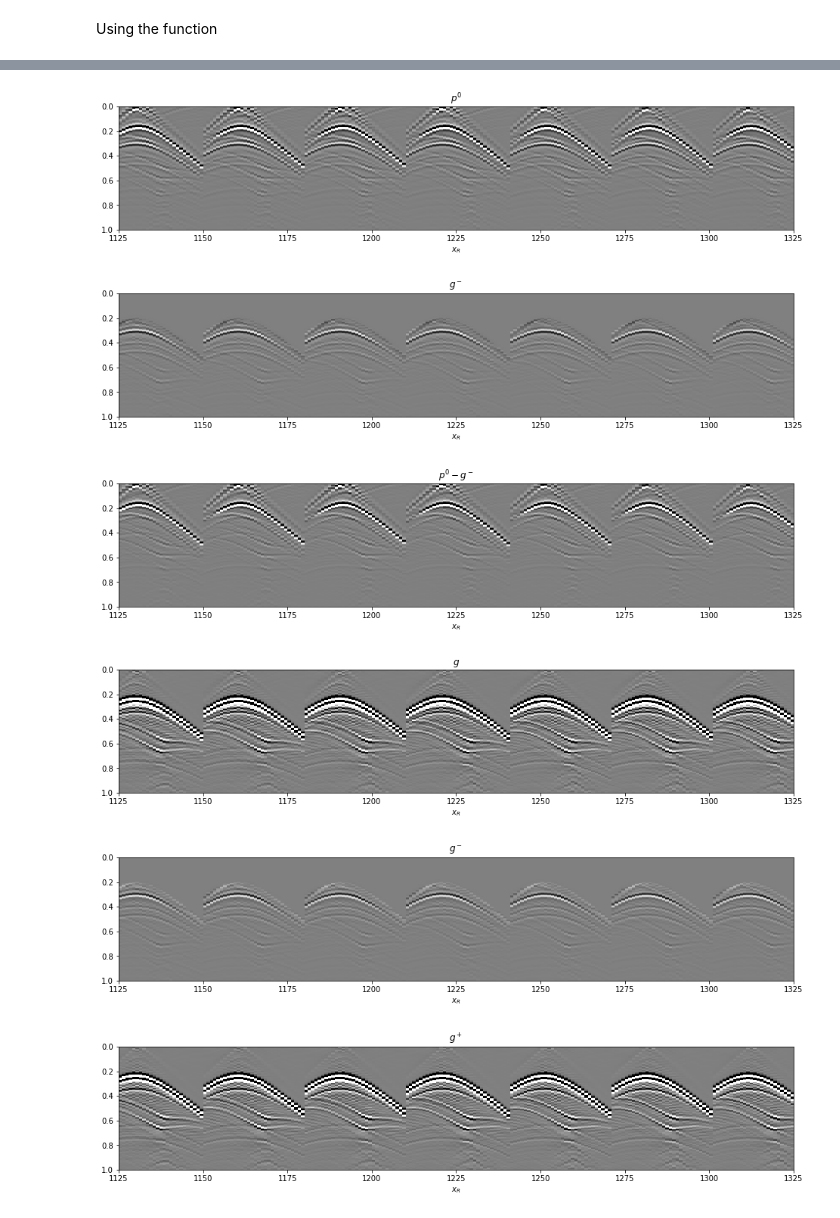
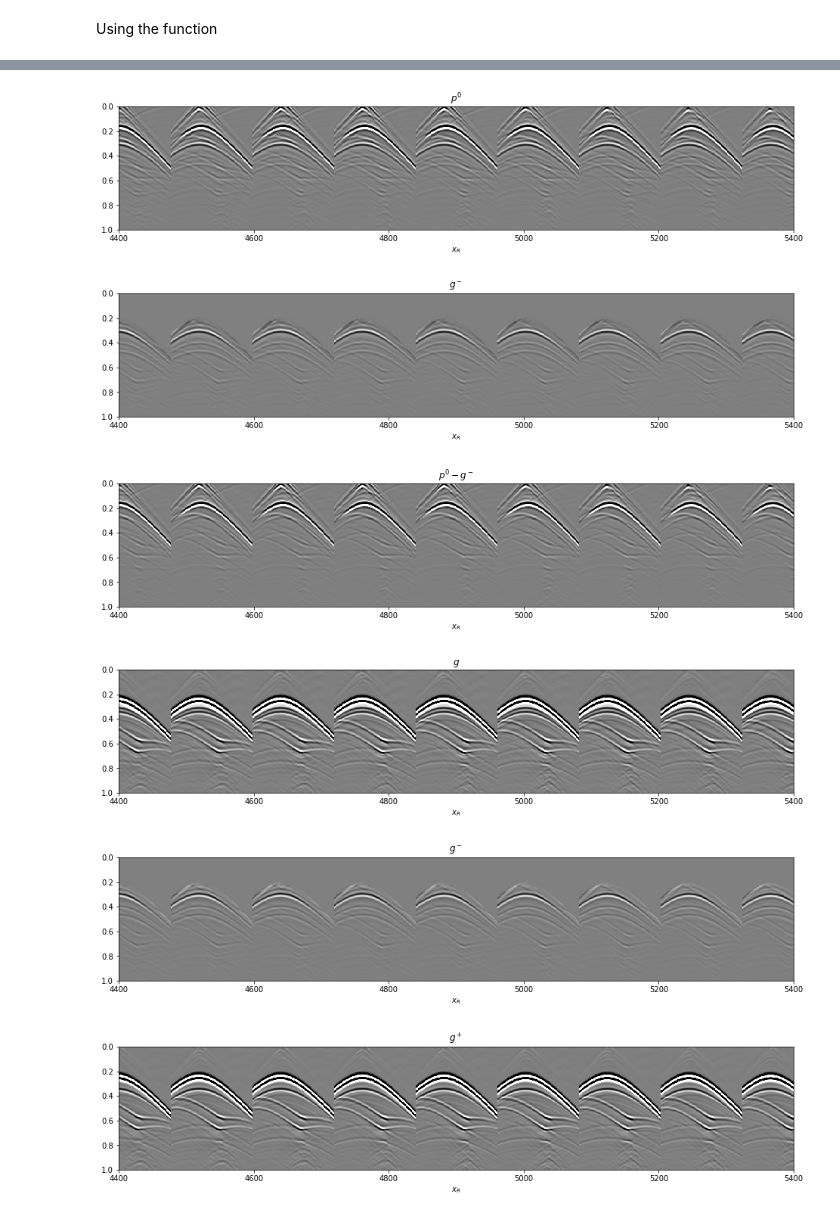
Before and after one commit to DIG-Kaust/MDC-HPC, a Jupyter notebook: Marchenko3Dmulti.ipynb, the cells around one changed output, grey strips where cells are left out. Saved outputs shown, nothing was run; the diff lists cells and outputs as text; code cells hidden in the pictures.

Commit message:
Finalized Marchenko3Dmulti

```diff
--- a/Marchenko3Dmulti.ipynb
+++ b/Marchenko3Dmulti.ipynb
@@ -56 +67,3 @@ client
+# %%
+client = Client(cluster)
 # %%
@@ -75,9 +88,9 @@ toff = 0.045        # direct arrival time shift
 nsmooth = 10        # time window smoothing
 nfmax = 300         # max frequency for MDC (#samples)
 nstaper = 11        # source/receiver taper lenght
-nvs = 31            # number of virtual sources
+nvs = 5             # number of virtual sources
 n_iter = 10         # iterations
-subsampling = 4     # subsampling of src-recs compared to original data
+subsampling = 1     # subsampling of src-recs compared to original data
 figclip = 1e3       # figure clip factor
 
 inputfile_aux = os.environ["STORE_PATH"] + '3DMarchenko_auxiliary_2.npz'
@@ -124,7 +137,7 @@ Read data
 ot, dt, nt = 0, 2.5e-3, 601
 t = np.arange(nt)*dt
 # %%
-dRtwosided_fft = 2 * da.from_zarr(zarrfile)  # 2 * as per theory you need 2*R
+dRtwosided_fft = 2 * np.sqrt(2 * nt - 1) * dt * darea * da.from_zarr(zarrfile)  # 2 * as per theory you need 2*R
 # %%
 nchunks = [max(nfmax // ncores, 1), ns, nr]
 dRtwosided_fft = dRtwosided_fft.rechunk(nchunks)
@@ -335,6 +348,6 @@ dg_inv_tot = dg_inv_minus + dg_inv_plus
 # %% [markdown]
 Using the function
 # %%
-MarchenkoWM = dMarchenko(dRtwosided_fft, nt=nt, dt=dt, dr=darea, wav=wav,
+MarchenkoWM = dMarchenko(dRtwosided_fft, nt=nt, dt=dt, dr=darea, wav=wav, prescaled=True,
                          toff=toff, nsmooth=nsmooth, saveRt=False)
 # %%
@@ -370,7 +388,7 @@ ax.imshow(dp0_minus[:, nvs//2].T,
 ax.set_title(r'$p^0$'), ax.set_xlabel(r'$x_R$')
 ax.axis('tight')
 ax.set_ylim(1., 0)
-ax.set_xlim(nr//2-100,nr//2+100)
+ax.set_xlim(nr//2-500,nr//2+500)
 
 fig, ax = plt.subplots(1, 1, figsize=(16, 3))
 ax.imshow((dg_inv_minus * (1-w))[:, nvs//2].T,
@@ -379,7 +397,7 @@ ax.imshow((dg_inv_minus * (1-w))[:, nvs//2].T,
 ax.set_title(r'$g^-$'), ax.set_xlabel(r'$x_R$')
 ax.axis('tight')
 ax.set_ylim(1., 0)
-ax.set_xlim(nr//2-100,nr//2+100)
+ax.set_xlim(nr//2-500,nr//2+500)
 
 fig, ax = plt.subplots(1, 1, figsize=(16, 3))
 ax.imshow(dp0_minus[:, nvs//2].T - dg_inv_minus[:, nvs//2].T,
@@ -388,42 +406,42 @@ ax.imshow(dp0_minus[:, nvs//2].T - dg_inv_minus[:, nvs//2].T,
 ax.set_title(r'$p^0 - g^-$'), ax.set_xlabel(r'$x_R$')
 ax.axis('tight')
 ax.set_ylim(1., 0)
-ax.set_xlim(nr//2-100,nr//2+100);
+ax.set_xlim(nr//2-500,nr//2+500);
 # %% [output]
-[figure, old version]
+[figure, new version]
-[figure, old version]
+[figure, new version]
-[figure, old version]
+[figure, new version]
 # %%
 fig, ax = plt.subplots(1, 1, sharey=True, figsize=(16, 3))
 ax.imshow(dg_inv_tot[:, nvs//2].T,
           cmap='gray', vmin=-figclip, vmax=figclip,
           extent=(0, nr, t[-1], -t[-1]))
 ax.set_title(r'$g$'), ax.set_xlabel(r'$x_R$')
 ax.axis('tight')
 ax.set_ylim(1., 0)
-ax.set_xlim(nr//2-100,nr//2+100)
+ax.set_xlim(nr//2-500,nr//2+500)
 
 fig, ax = plt.subplots(1, 1, figsize=(16, 3))
 ax.imshow(-(dg_inv_minus * (1-w))[:, nvs//2].T,
           cmap='gray', vmin=-figclip, vmax=figclip,
           extent=(0, nr, t[-1], -t[-1]))
 ax.set_title(r'$g^-$'), ax.set_xlabel(r'$x_R$')
 ax.axis('tight')
 ax.set_ylim(1., 0)
-ax.set_xlim(nr//2-100,nr//2+100)
+ax.set_xlim(nr//2-500,nr//2+500)
 
 fig, ax = plt.subplots(1, 1, figsize=(16, 3))
 ax.imshow(dg_inv_plus[:, nvs//2].T,
           cmap='gray', vmin=-figclip, vmax=figclip,
           extent=(0, nr, t[-1], -t[-1]))
 ax.set_title(r'$g^+$'), ax.set_xlabel(r'$x_R$')
 ax.axis('tight')
 ax.set_ylim(1., 0)
-ax.set_xlim(nr//2-100,nr//2+100);
+ax.set_xlim(nr//2-500,nr//2+500);
 # %% [output]
-[figure, old version]
+[figure, new version]
-[figure, old version]
+[figure, new version]
-[figure, old version]
+[figure, new version]
 # %%
 fig, axs = plt.subplots(3, 1, sharex=True, figsize=(16, 20))
 axs[0].imshow(np.swapaxes(dp0_minus, 0, 1).reshape(nr*nvs, 2*nt-1).T, cmap='gray',
```
Also changed, not shown: parts of 19 cells of this notebook, 1 other file.
